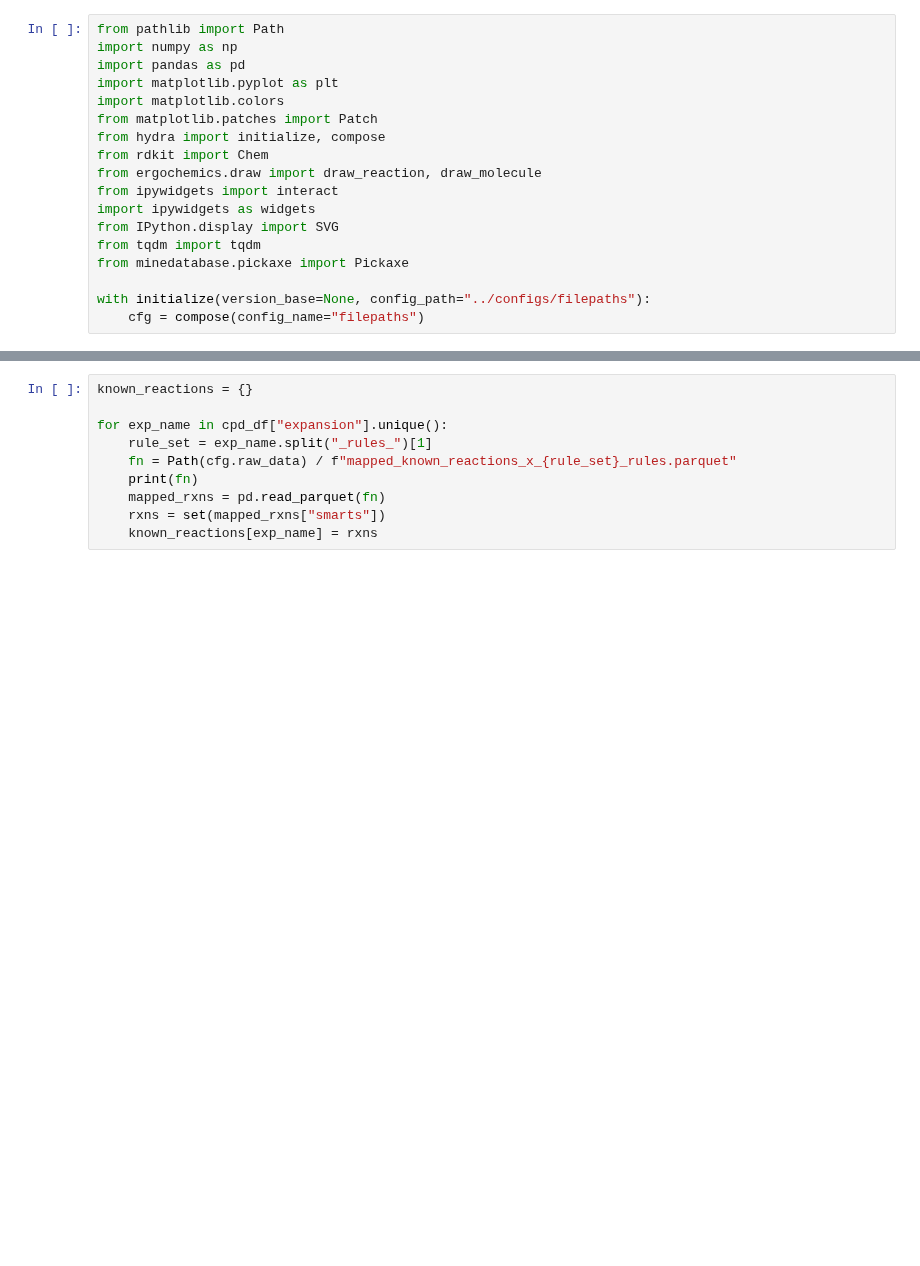
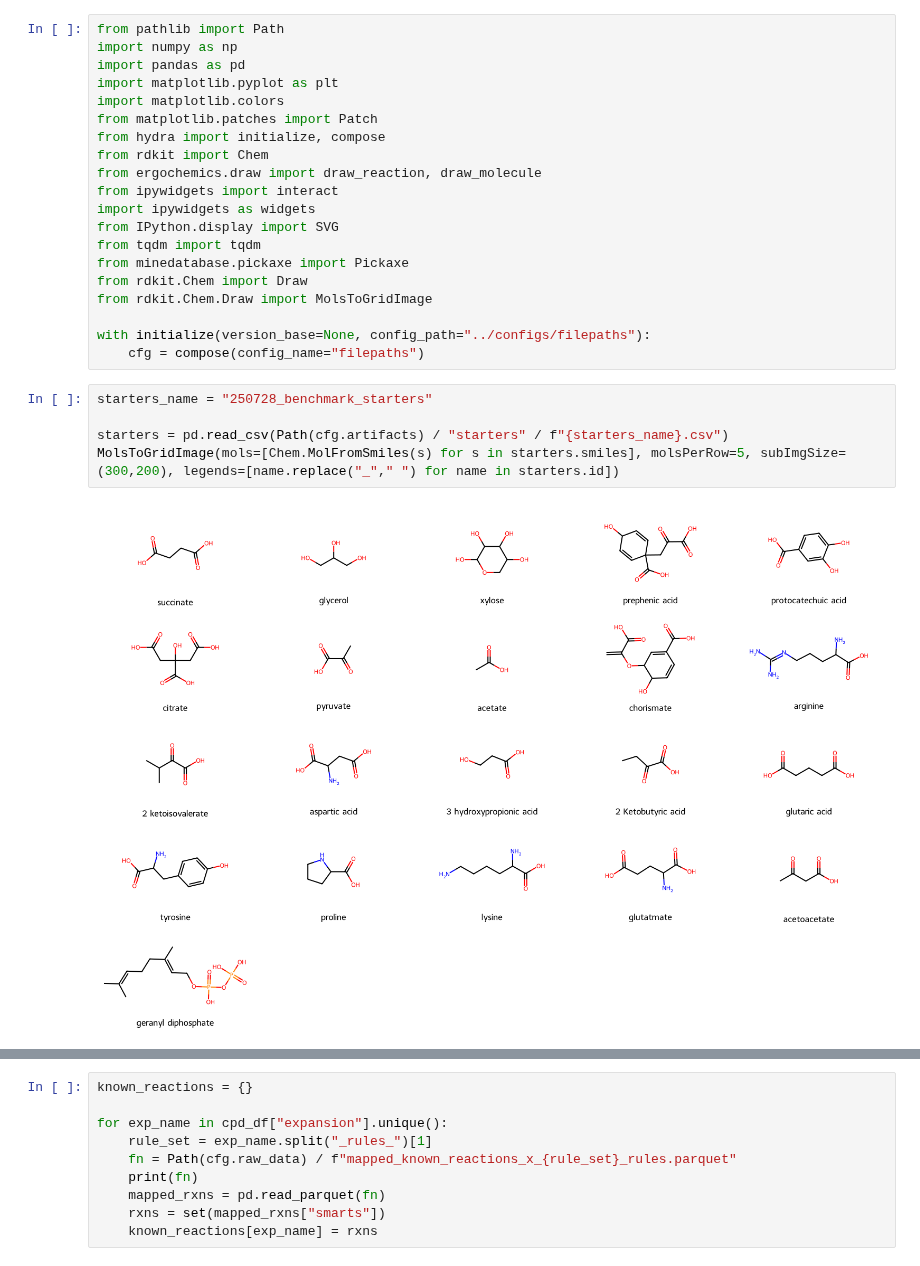
Before and after one commit to stefanpate/coarse-grain-rxns, a Jupyter notebook: notebooks/rule_generative_performance.ipynb, the cells around one changed output, grey strips where cells are left out. Saved outputs shown, nothing was run; the diff lists cells and outputs as text; blank space fills up the shorter version.

```diff
--- a/notebooks/rule_generative_performance.ipynb
+++ b/notebooks/rule_generative_performance.ipynb
@@ -13,7 +13,16 @@ import ipywidgets as widgets
 from IPython.display import SVG
 from tqdm import tqdm
 from minedatabase.pickaxe import Pickaxe
+from rdkit.Chem import Draw
+from rdkit.Chem.Draw import MolsToGridImage
 
 with initialize(version_base=None, config_path="../configs/filepaths"):
     cfg = compose(config_name="filepaths")
+# %%
+starters_name = "250728_benchmark_starters"
+
+starters = pd.read_csv(Path(cfg.artifacts) / "starters" / f"{starters_name}.csv")
+MolsToGridImage(mols=[Chem.MolFromSmiles(s) for s in starters.smiles], molsPerRow=5, subImgSize=(300,200), legends=[name.replace("_"," ") for name in starters.id])
+# %% [output]
+[figure, added]
 # %%
```
Also changed, not shown: parts of 6 cells of this notebook, 7 other files.
